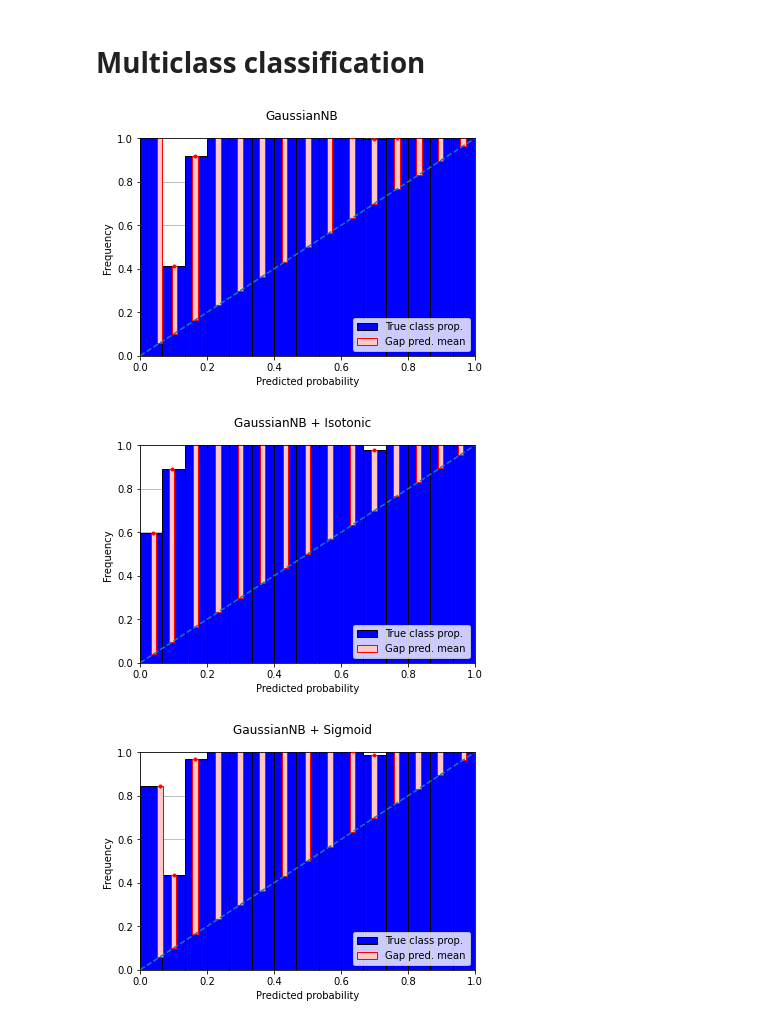
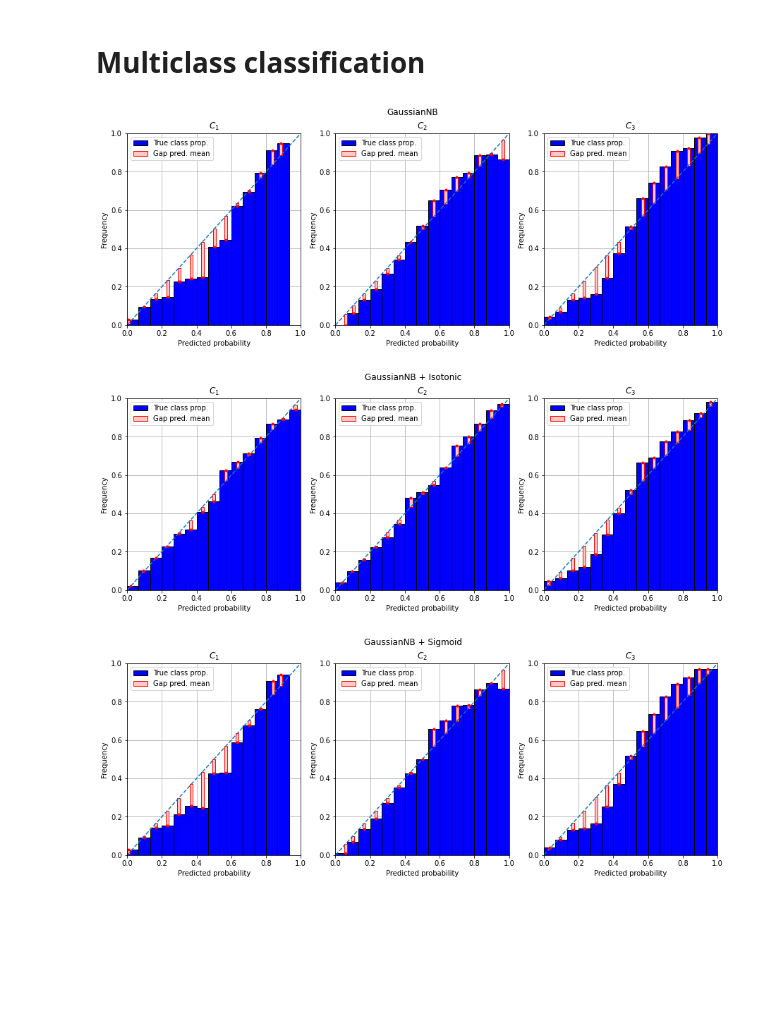
Before and after one commit to classifier-calibration/hands_on, a Jupyter notebook: notebooks/2_visualisation_tools.ipynb, the cells around one changed output. Saved outputs shown, nothing was run; the diff lists cells and outputs as text; code cells hidden in the pictures; blank space fills up the shorter version.

Commit message:
Update PyCAlib

```diff
--- a/notebooks/2_visualisation_tools.ipynb
+++ b/notebooks/2_visualisation_tools.ipynb
@@ -101,0 +46,16 @@ _ = plot_reliability_diagram(X_test, y_test, estimators, histogram=True)
+# %%
+from pycalib.visualisations import plot_reliability_diagram
+
+estimators = [(GaussianNB(), 'GaussianNB'),
+              (CalibratedClassifierCV(GaussianNB(), cv=4, method='isotonic'), 'GaussianNB + Isotonic'),
+              (CalibratedClassifierCV(GaussianNB(), cv=4, method='sigmoid'), 'GaussianNB + Sigmoid')
+             ]
+
+legend = [aux[1] for aux in estimators]
+scores = []
+for clf, name in estimators:
+    clf.fit(X_train, y_train)
+    scores.append(clf.predict_proba(X_test))
+
+
+_ = plot_reliability_diagram(y_test, scores, legend=legend, histogram=True)
@@ -169,8 +136,12 @@ estimators = [(GaussianNB(), 'GaussianNB'),
               (CalibratedClassifierCV(GaussianNB(), cv=4, method='sigmoid'), 'GaussianNB + Sigmoid')
              ]
 
+legend = [aux[1] for aux in estimators]
+scores = []
 for clf, name in estimators:
     clf.fit(X_train, y_train)
+    scores.append(clf.predict_proba(X_test))
 
-_ = plot_reliability_diagram(X_test, y_test, estimators, histogram=True)
+
+_ = plot_reliability_diagram(y_test, scores, legend=legend, histogram=True)
 # %% [output]
@@ -207,11 +180,14 @@ for clf, name in estimators:
 # %% [markdown]
 # Multiclass classification
 # %%
+from pycalib.visualisations import plot_multiclass_reliability_diagram_gaps_per_class
+
 for clf, name in estimators:
     est_scores = clf.predict_proba(X_test)
-    fig = plot_multiclass_reliability_diagram_gaps(y_test, est_scores[:, 1], n_bins=15)
+    fig = plt.figure(figsize=(15,5))
+    fig = plot_multiclass_reliability_diagram_gaps_per_class(y_test, est_scores, n_bins=15, fig=fig)
     fig.suptitle(name)
 # %% [output]
-[figure, old version]
+[figure, new version]
-[figure, old version]
+[figure, new version]
-[figure, old version]
+[figure, new version]
```
Also changed, not shown: parts of 6 cells of this notebook.
